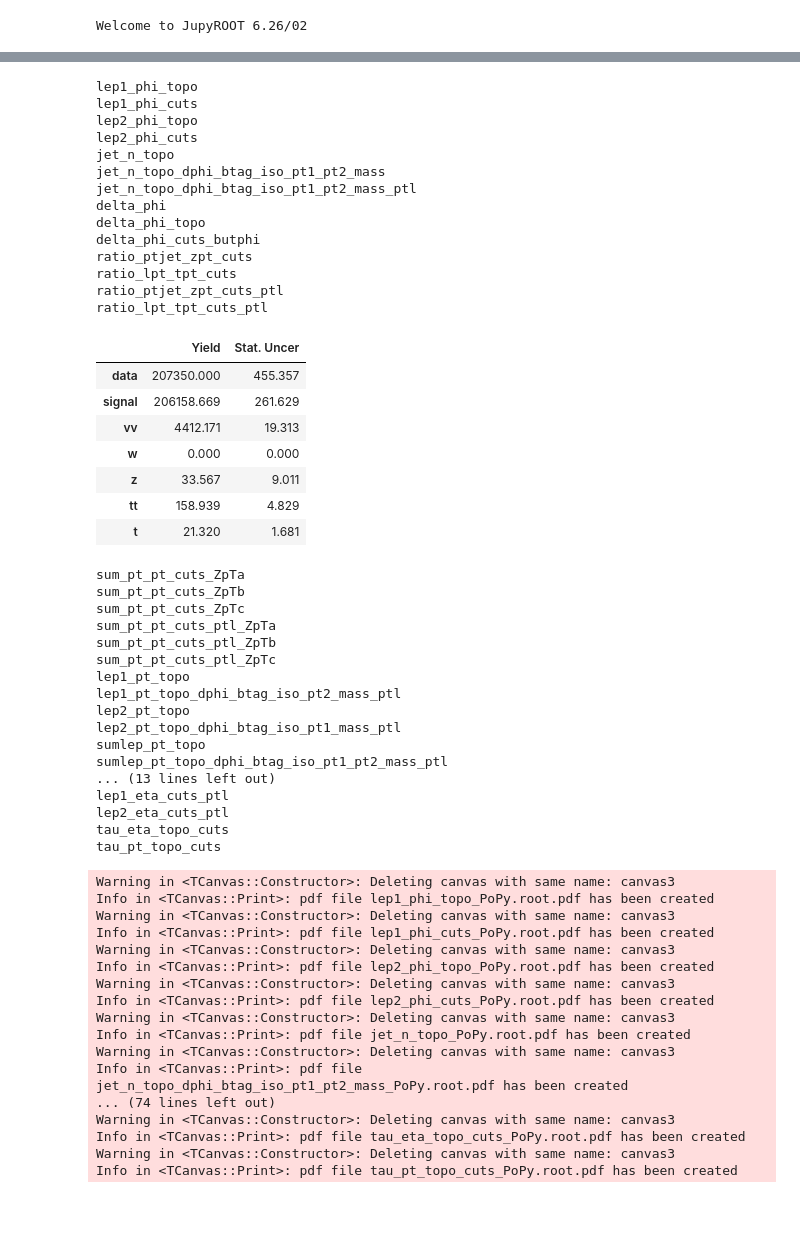
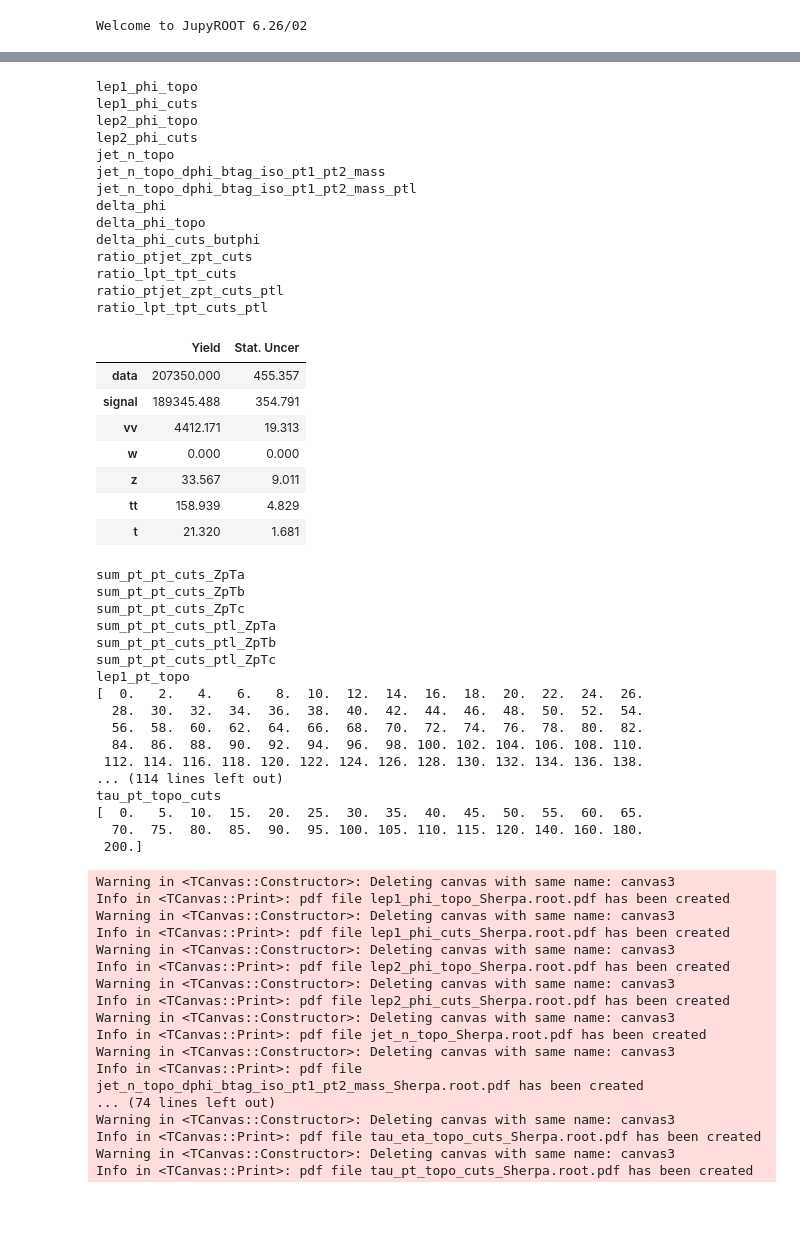
Before and after one commit to diegobaronm/TauID, a Jupyter notebook: MuMu/Plots/StackPlot.ipynb, the cells around one changed output, grey strips where cells are left out. Cells and saved outputs as stored; diff of their text form; code cells hidden in the pictures.

```diff
--- a/MuMu/Plots/StackPlot.ipynb
+++ b/MuMu/Plots/StackPlot.ipynb
@@ -36,7 +36,7 @@ def normalization(hist_list,norm_bin):
 Welcome to JupyROOT 6.26/02
 # %%
 ##### SELECTING GENERATOR FOR SIGNAL SAMPLE
-signal_sample="Signal_PoPy.root"
+signal_sample="Signal_Sherpa.root"
 production=True
 
 #### CREATING THE CORRESPONDING MC.ROOT FILE EVERYTIME YOU CHANGE THE SIGNAL SAMPLE
@@ -92,13 +92,13 @@ histos_rebin={"lep1_pt_topo":[[[180],[2,2],2],"p_{T}(#mu_{1})(GeV)"],
 "ljet2_pt_topo_cuts_tpt":[[[120],[5,20],5],"p_{T}(jet_{2})(GeV)"],
 
 
-"lep1_eta_cuts":[[[-1.0,-0.1,0.1,1.0],[0.5,0.3,0.2,0.3,0.5],0.3],"#eta(#mu_{1})",1.2,2.5],
-"lep2_eta_cuts":[[[-1.0,-0.1,0.1,1.0],[0.5,0.3,0.2,0.3,0.5],0.3],"#eta(#mu_{2})",1.2,2.5],
+"lep1_eta_cuts":[[[-1.3,-0.1,0.1,1.3],[0.399999,0.399999,0.2,0.399999,0.399999],0.4],"#eta(#mu_{1})",1.2,2.5],
+"lep2_eta_cuts":[[[-1.3,-0.1,0.1,1.3],[0.399999,0.399999,0.2,0.399999,0.399999],0.4],"#eta(#mu_{2})",1.2,2.5],
 
-"lep1_eta_cuts_ptl":[[[-1.0,-0.1,0.1,1.0],[0.5,0.3,0.2,0.3,0.5],0.3],"#eta(#mu_{1})",1.2,2.5],
-"lep2_eta_cuts_ptl":[[[-1.0,-0.1,0.1,1.0],[0.5,0.3,0.2,0.3,0.5],0.3],"#eta(#mu_{2})",1.2,2.5],
+"lep1_eta_cuts_ptl":[[[-1.3,-0.1,0.1,1.3],[0.399999,0.399999,0.2,0.399999,0.399999],0.4],"#eta(#mu_{1})",1.2,2.5],
+"lep2_eta_cuts_ptl":[[[-1.3,-0.1,0.1,1.3],[0.399999,0.399999,0.2,0.399999,0.399999],0.4],"#eta(#mu_{2})",1.2,2.5],
 
-"tau_eta_topo_cuts":[[[-1.0,-0.1,0.1,1.0],[0.5,0.3,0.2,0.3,0.5],0.3],"#eta(#mu)"],
+"tau_eta_topo_cuts":[[[-1.3,-0.1,0.1,1.3],[0.399999,0.399999,0.2,0.399999,0.399999],0.4],"#eta(#mu)"],
 "tau_pt_topo_cuts":[[[120],[5,20],5],"p_{T}(#mu)"]
 }
 
@@ -221,6 +221,7 @@ for i in histos:
     data.Draw("pe")
     hs.Draw("HIST same")
     error.Draw("E2 same")
+    data.Draw("pe same")
     if "inv_mass" in i:
         pad1.SetLogy()
         s+=50
@@ -363,34 +364,34 @@ for i in histos:
 
 
     canvas3.Print(a+signal_sample.strip('Signal')+".pdf")
     if i=="ratio_lpt_tpt_cuts_ptl":
         dic={"data":data,"signal":signal,"vv":vv,"w":w,"z":z,"tt":tt,"t":t}
         dic_numbers={"data":[0,0],"signal":[0,0],"vv":[0,0],"w":[0,0],"z":[0,0],"tt":[0,0],"t":[0,0]}
         for i in dic:
             error=ctypes.c_double()
             a=dic[i].IntegralAndError(0,1000,error)
             dic_numbers[i][0]=a
             dic_numbers[i][1]=error.value
         dataframe=pd.DataFrame.from_dict(dic_numbers, orient='index',columns=['Yield', 'Stat. Uncer'])
         display(dataframe.round(decimals=3))
 # %% [output]
 lep1_phi_topo
 lep1_phi_cuts
 lep2_phi_topo
 lep2_phi_cuts
 jet_n_topo
 jet_n_topo_dphi_btag_iso_pt1_pt2_mass
 jet_n_topo_dphi_btag_iso_pt1_pt2_mass_ptl
 delta_phi
 delta_phi_topo
 delta_phi_cuts_butphi
 ratio_ptjet_zpt_cuts
 ratio_lpt_tpt_cuts
 ratio_ptjet_zpt_cuts_ptl
 ratio_lpt_tpt_cuts_ptl
 |  | Yield | Stat. Uncer |
 | data | 207350.000 | 455.357 |
-| signal | 206158.669 | 261.629 |
+| signal | 189345.488 | 354.791 |
 | vv | 4412.171 | 19.313 |
 | w | 0.000 | 0.000 |
 | z | 33.567 | 9.011 |
@@ -403,33 +404,33 @@ sum_pt_pt_cuts_ptl_ZpTa
 sum_pt_pt_cuts_ptl_ZpTb
 sum_pt_pt_cuts_ptl_ZpTc
 lep1_pt_topo
-lep1_pt_topo_dphi_btag_iso_pt2_mass_ptl
-lep2_pt_topo
-lep2_pt_topo_dphi_btag_iso_pt1_mass_ptl
-sumlep_pt_topo
-sumlep_pt_topo_dphi_btag_iso_pt1_pt2_mass_ptl
-... (13 lines left out)
-lep1_eta_cuts_ptl
-lep2_eta_cuts_ptl
-tau_eta_topo_cuts
+[  0.   2.   4.   6.   8.  10.  12.  14.  16.  18.  20.  22.  24.  26.
+  28.  30.  32.  34.  36.  38.  40.  42.  44.  46.  48.  50.  52.  54.
+  56.  58.  60.  62.  64.  66.  68.  70.  72.  74.  76.  78.  80.  82.
+  84.  86.  88.  90.  92.  94.  96.  98. 100. 102. 104. 106. 108. 110.
+ 112. 114. 116. 118. 120. 122. 124. 126. 128. 130. 132. 134. 136. 138.
+... (114 lines left out)
 tau_pt_topo_cuts
+[  0.   5.  10.  15.  20.  25.  30.  35.  40.  45.  50.  55.  60.  65.
+  70.  75.  80.  85.  90.  95. 100. 105. 110. 115. 120. 140. 160. 180.
+ 200.]
 Warning in <TCanvas::Constructor>: Deleting canvas with same name: canvas3
-Info in <TCanvas::Print>: pdf file lep1_phi_topo_PoPy.root.pdf has been created
+Info in <TCanvas::Print>: pdf file lep1_phi_topo_Sherpa.root.pdf has been created
 Warning in <TCanvas::Constructor>: Deleting canvas with same name: canvas3
-Info in <TCanvas::Print>: pdf file lep1_phi_cuts_PoPy.root.pdf has been created
+Info in <TCanvas::Print>: pdf file lep1_phi_cuts_Sherpa.root.pdf has been created
 Warning in <TCanvas::Constructor>: Deleting canvas with same name: canvas3
-Info in <TCanvas::Print>: pdf file lep2_phi_topo_PoPy.root.pdf has been created
+Info in <TCanvas::Print>: pdf file lep2_phi_topo_Sherpa.root.pdf has been created
 Warning in <TCanvas::Constructor>: Deleting canvas with same name: canvas3
-Info in <TCanvas::Print>: pdf file lep2_phi_cuts_PoPy.root.pdf has been created
+Info in <TCanvas::Print>: pdf file lep2_phi_cuts_Sherpa.root.pdf has been created
 Warning in <TCanvas::Constructor>: Deleting canvas with same name: canvas3
-Info in <TCanvas::Print>: pdf file jet_n_topo_PoPy.root.pdf has been created
+Info in <TCanvas::Print>: pdf file jet_n_topo_Sherpa.root.pdf has been created
 Warning in <TCanvas::Constructor>: Deleting canvas with same name: canvas3
-Info in <TCanvas::Print>: pdf file jet_n_topo_dphi_btag_iso_pt1_pt2_mass_PoPy.root.pdf has been created
+Info in <TCanvas::Print>: pdf file jet_n_topo_dphi_btag_iso_pt1_pt2_mass_Sherpa.root.pdf has been created
 ... (74 lines left out)
 Warning in <TCanvas::Constructor>: Deleting canvas with same name: canvas3
-Info in <TCanvas::Print>: pdf file tau_eta_topo_cuts_PoPy.root.pdf has been created
+Info in <TCanvas::Print>: pdf file tau_eta_topo_cuts_Sherpa.root.pdf has been created
 Warning in <TCanvas::Constructor>: Deleting canvas with same name: canvas3
-Info in <TCanvas::Print>: pdf file tau_pt_topo_cuts_PoPy.root.pdf has been created
+Info in <TCanvas::Print>: pdf file tau_pt_topo_cuts_Sherpa.root.pdf has been created
 # %% [markdown]
 ###
 # %%
```
Also changed, not shown: parts of 1 cell of this notebook, 3 other files.
